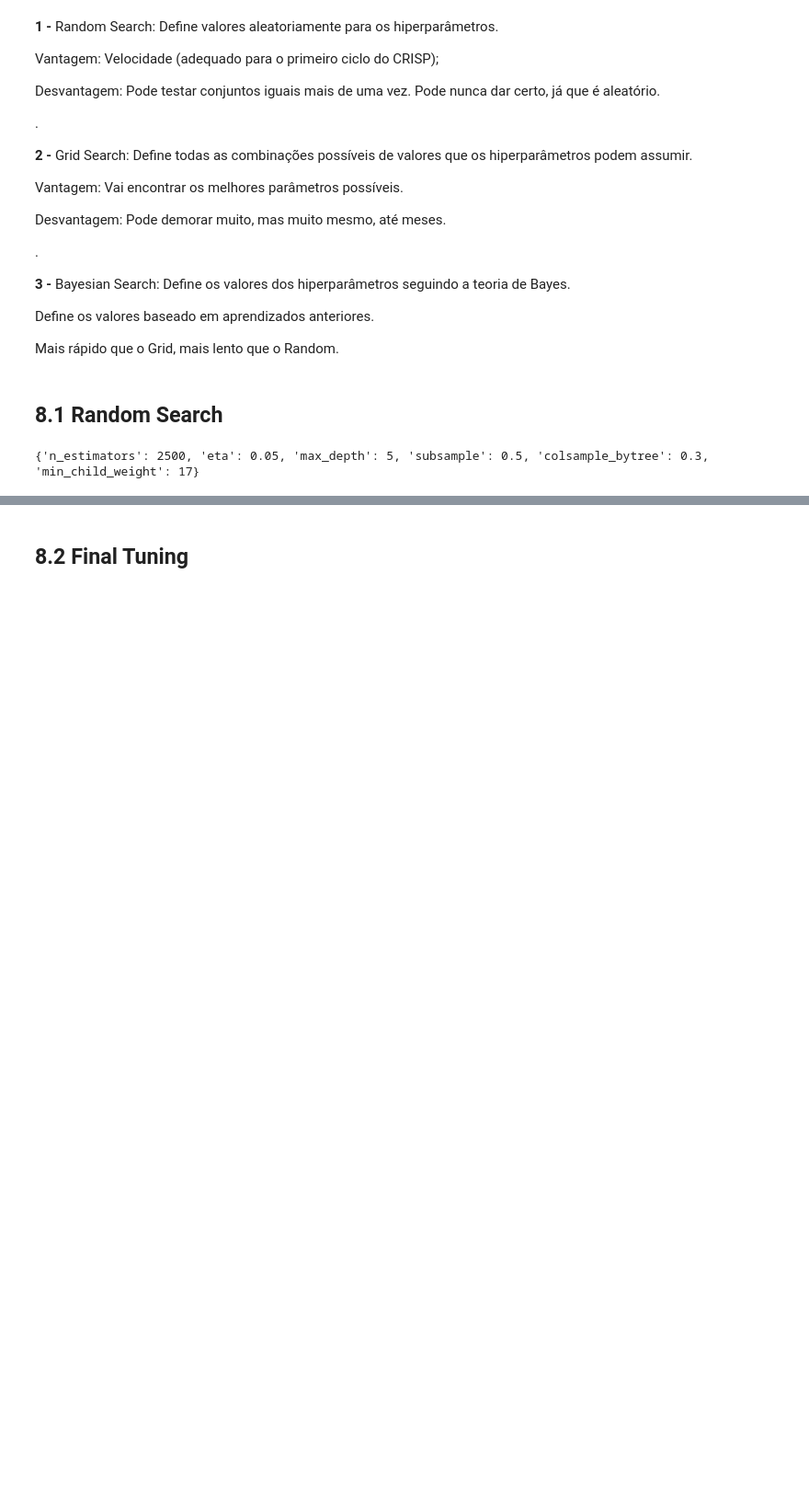
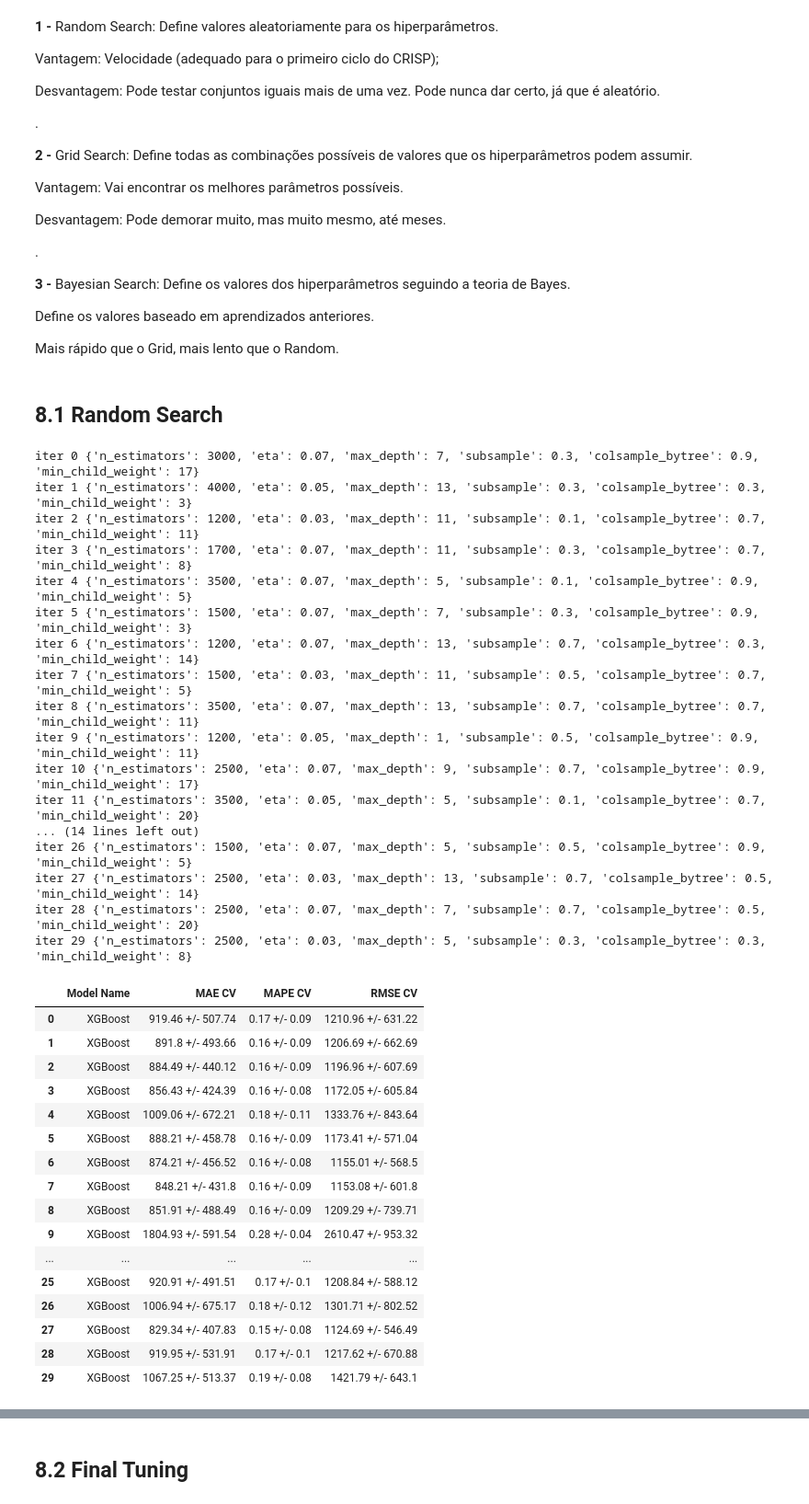
Before and after one commit to victor-bongestab/Rossman-Stores-Sales, a Jupyter notebook: v00_rossman-stores-sales.ipynb, the cells around one changed output, grey strips where cells are left out. Shown at 92% size. Cells and saved outputs as stored; diff of their text form; code cells hidden in the pictures; blank space fills up the shorter version.

```diff
--- a/v01_rossman-stores-sales.ipynb
+++ b/v00_rossman-stores-sales.ipynb
@@ -1750,39 +1758,71 @@ Mais rápido que o Grid, mais lento que o Random.
 # %% [markdown]
 ## 8.1 Random Search
 # %%
-param = { 'n_estimators'    : [ 1200, 1500, 1700, 2500, 3000, 3500 ],
+param = { 'n_estimators'    : [ 1200, 1500, 1700, 2000, 2500, 3000, 3500, 4000 ],
           'eta'             : [ 0.01, 0.03, 0.05, 0.07 ],
-          'max_depth'       : [ 1, 3, 5, 7, 9 ],
+          'max_depth'       : [ 1, 3, 5, 7, 9, 11, 13 ],
           'subsample'       : [ 0.1, 0.3, 0.5, 0.7 ],
           'colsample_bytree' : [ 0.3, 0.5, 0.7, 0.9 ],
-          'min_child_weight': [ 3, 5, 8, 11, 14, 17 ] }
+          'min_child_weight': [ 3, 5, 8, 11, 14, 17, 20 ] }
 
-MAX_EVAL = 50
+
+MAX_EVAL = 30
 # %%
 # Chosen Model: XGBoost
-
-import random
 
 final_result = pd.DataFrame()
 
 for i in range (MAX_EVAL):
     # choose values for parameters randomly
     hp = { k: random.sample( v, 1 )[0] for k, v in param.items() }
-    print( hp )
+    print( 'iter {}'.format(i), hp )
 
     # Model
     model_xgb = xgb.XGBRegressor( objective='reg:squarederror',
                                  n_estimators=hp['n_estimators'],
                                  eta=hp['eta'],
                                  max_depth=hp['max_depth'],
                                  subsample=hp['subsample'],
                                  colsample_bytree=hp['colsample_bytree'],
                                  min_child_weight=hp['min_child_weight'] )
 
     # Performance
-    result = cross_validation_timeseries( x_training, 2, 'XGBoost', model_xgb )
+    result = cross_validation_timeseries( x_training, 5, 'XGBoost', model_xgb )
     final_result = pd.concat( [ final_result, result ] )
 
-final_result
+final_result.reset_index(drop=True)
 # %% [output]
-{'n_estimators': 2500, 'eta': 0.05, 'max_depth': 5, 'subsample': 0.5, 'colsample_bytree': 0.3, 'min_child_weight': 17}
+iter 0 {'n_estimators': 3000, 'eta': 0.07, 'max_depth': 7, 'subsample': 0.3, 'colsample_bytree': 0.9, 'min_child_weight': 17}
+iter 1 {'n_estimators': 4000, 'eta': 0.05, 'max_depth': 13, 'subsample': 0.3, 'colsample_bytree': 0.3, 'min_child_weight': 3}
+iter 2 {'n_estimators': 1200, 'eta': 0.03, 'max_depth': 11, 'subsample': 0.1, 'colsample_bytree': 0.7, 'min_child_weight': 11}
+iter 3 {'n_estimators': 1700, 'eta': 0.07, 'max_depth': 11, 'subsample': 0.3, 'colsample_bytree': 0.7, 'min_child_weight': 8}
+iter 4 {'n_estimators': 3500, 'eta': 0.07, 'max_depth': 5, 'subsample': 0.1, 'colsample_bytree': 0.9, 'min_child_weight': 5}
+iter 5 {'n_estimators': 1500, 'eta': 0.07, 'max_depth': 7, 'subsample': 0.3, 'colsample_bytree': 0.9, 'min_child_weight': 3}
+iter 6 {'n_estimators': 1200, 'eta': 0.07, 'max_depth': 13, 'subsample': 0.7, 'colsample_bytree': 0.3, 'min_child_weight': 14}
+iter 7 {'n_estimators': 1500, 'eta': 0.03, 'max_depth': 11, 'subsample': 0.5, 'colsample_bytree': 0.7, 'min_child_weight': 5}
+iter 8 {'n_estimators': 3500, 'eta': 0.07, 'max_depth': 13, 'subsample': 0.7, 'colsample_bytree': 0.7, 'min_child_weight': 11}
+iter 9 {'n_estimators': 1200, 'eta': 0.05, 'max_depth': 1, 'subsample': 0.5, 'colsample_bytree': 0.9, 'min_child_weight': 11}
+iter 10 {'n_estimators': 2500, 'eta': 0.07, 'max_depth': 9, 'subsample': 0.7, 'colsample_bytree': 0.9, 'min_child_weight': 17}
+iter 11 {'n_estimators': 3500, 'eta': 0.05, 'max_depth': 5, 'subsample': 0.1, 'colsample_bytree': 0.7, 'min_child_weight': 20}
+... (14 lines left out)
+iter 26 {'n_estimators': 1500, 'eta': 0.07, 'max_depth': 5, 'subsample': 0.5, 'colsample_bytree': 0.9, 'min_child_weight': 5}
+iter 27 {'n_estimators': 2500, 'eta': 0.03, 'max_depth': 13, 'subsample': 0.7, 'colsample_bytree': 0.5, 'min_child_weight': 14}
+iter 28 {'n_estimators': 2500, 'eta': 0.07, 'max_depth': 7, 'subsample': 0.7, 'colsample_bytree': 0.5, 'min_child_weight': 20}
+iter 29 {'n_estimators': 2500, 'eta': 0.03, 'max_depth': 5, 'subsample': 0.3, 'colsample_bytree': 0.3, 'min_child_weight': 8}
+|  | Model Name | MAE CV | MAPE CV | RMSE CV |
+| 0 | XGBoost | 919.46 +/- 507.74 | 0.17 +/- 0.09 | 1210.96 +/- 631.22 |
+| 1 | XGBoost | 891.8 +/- 493.66 | 0.16 +/- 0.09 | 1206.69 +/- 662.69 |
+| 2 | XGBoost | 884.49 +/- 440.12 | 0.16 +/- 0.09 | 1196.96 +/- 607.69 |
+| 3 | XGBoost | 856.43 +/- 424.39 | 0.16 +/- 0.08 | 1172.05 +/- 605.84 |
+| 4 | XGBoost | 1009.06 +/- 672.21 | 0.18 +/- 0.11 | 1333.76 +/- 843.64 |
+| 5 | XGBoost | 888.21 +/- 458.78 | 0.16 +/- 0.09 | 1173.41 +/- 571.04 |
+| 6 | XGBoost | 874.21 +/- 456.52 | 0.16 +/- 0.08 | 1155.01 +/- 568.5 |
+| 7 | XGBoost | 848.21 +/- 431.8 | 0.16 +/- 0.09 | 1153.08 +/- 601.8 |
+| 8 | XGBoost | 851.91 +/- 488.49 | 0.16 +/- 0.09 | 1209.29 +/- 739.71 |
+| 9 | XGBoost | 1804.93 +/- 591.54 | 0.28 +/- 0.04 | 2610.47 +/- 953.32 |
+| ... | ... | ... | ... | ... |
+| 25 | XGBoost | 920.91 +/- 491.51 | 0.17 +/- 0.1 | 1208.84 +/- 588.12 |
+| 26 | XGBoost | 1006.94 +/- 675.17 | 0.18 +/- 0.12 | 1301.71 +/- 802.52 |
+| 27 | XGBoost | 829.34 +/- 407.83 | 0.15 +/- 0.08 | 1124.69 +/- 546.49 |
+| 28 | XGBoost | 919.95 +/- 531.91 | 0.17 +/- 0.1 | 1217.62 +/- 670.88 |
+| 29 | XGBoost | 1067.25 +/- 513.37 | 0.19 +/- 0.08 | 1421.79 +/- 643.1 |
```
Also changed, not shown: parts of 42 cells of this notebook, 4 other files.
